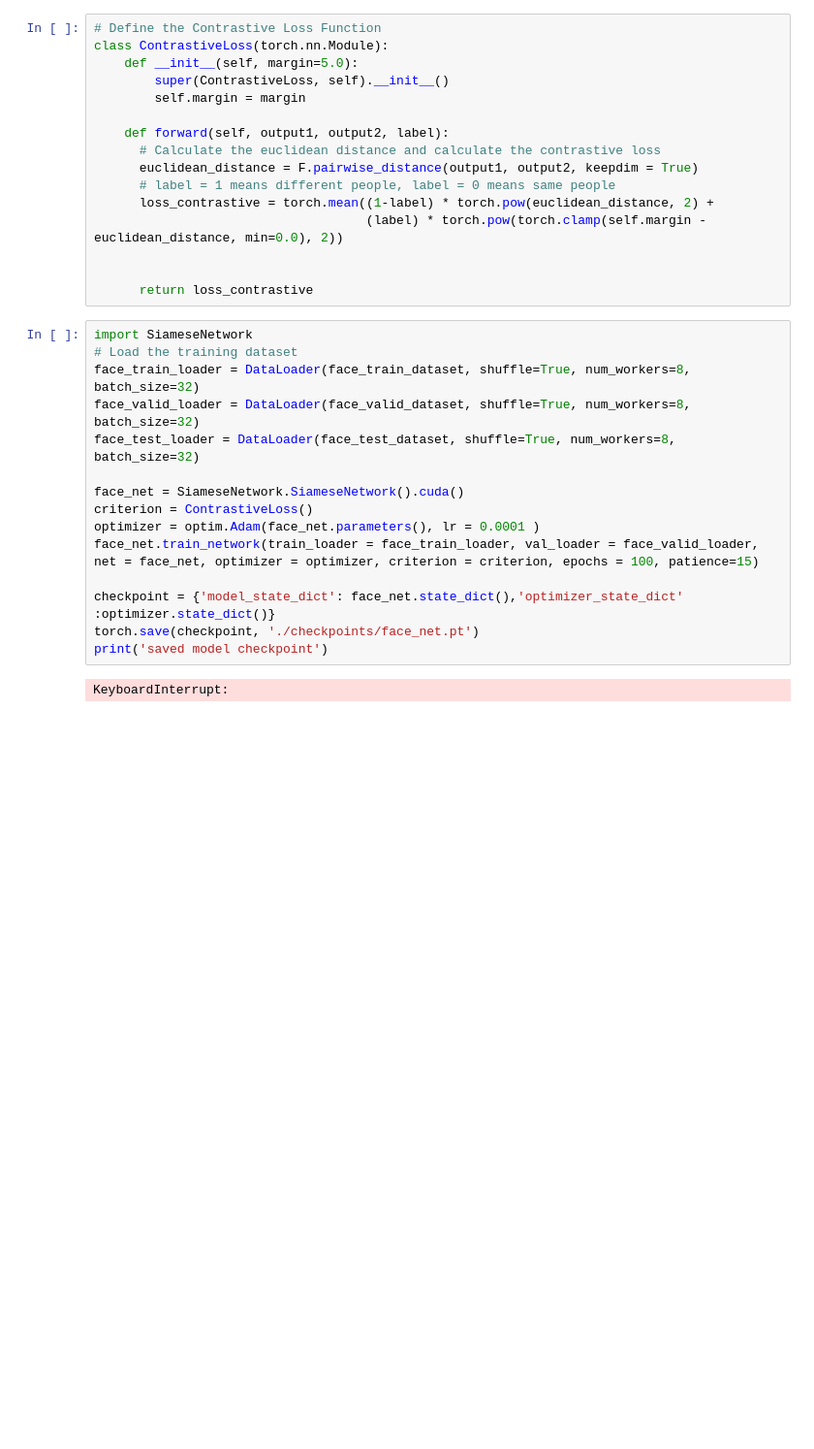
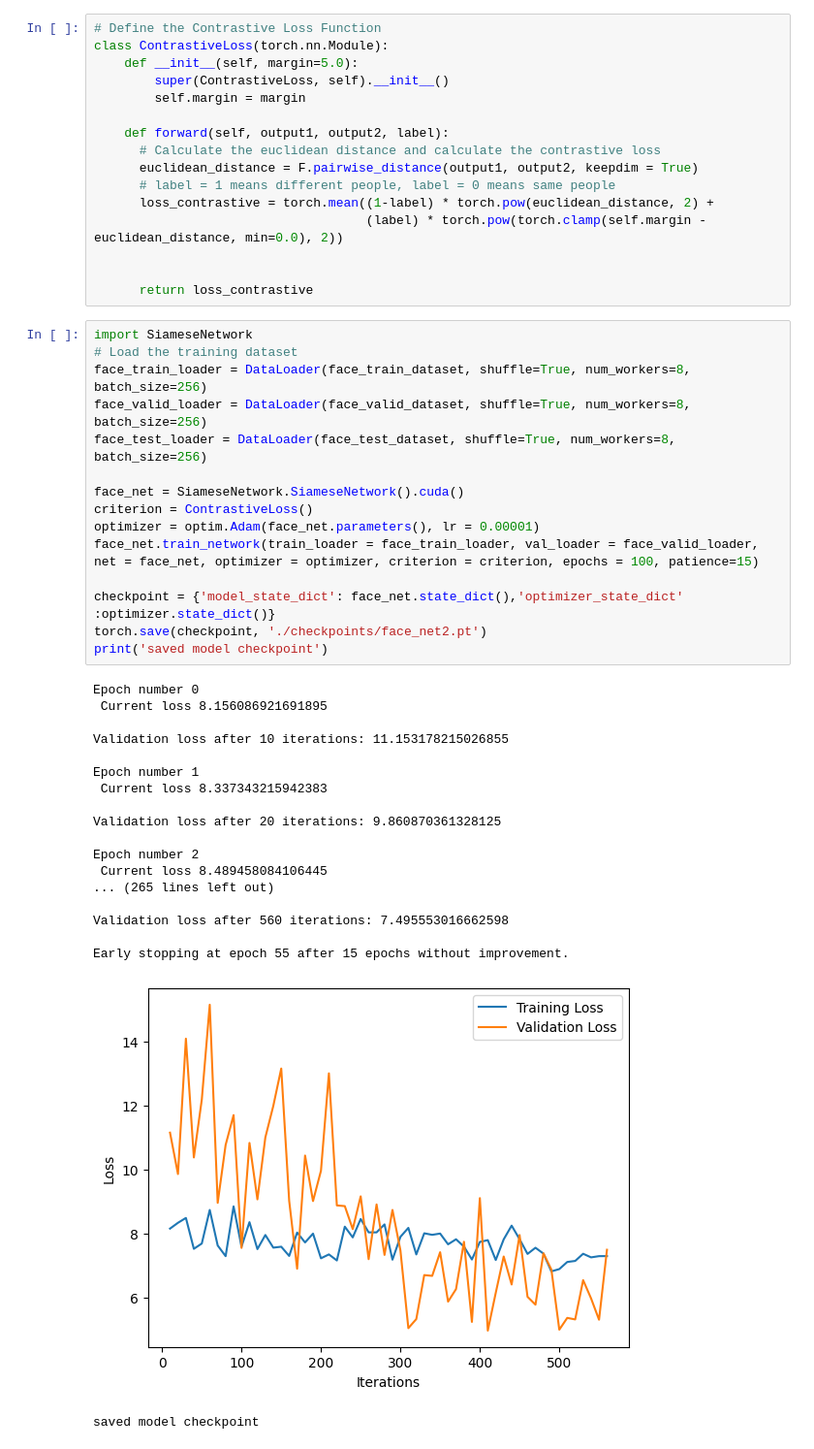
Before and after one commit to Schmiddi3110/DeepVisionProject, a Jupyter notebook: DeepVisionProject.ipynb, the cells around one changed output. Shown at 97% size. Drawn from its saved outputs; the diff is of its cells as text; blank space fills up the shorter version.

```diff
--- a/DeepVisionProject.ipynb
+++ b/DeepVisionProject.ipynb
@@ -285,18 +302,36 @@ class ContrastiveLoss(torch.nn.Module):
 # %%
 import SiameseNetwork
 # Load the training dataset
-face_train_loader = DataLoader(face_train_dataset, shuffle=True, num_workers=8, batch_size=32)
-face_valid_loader = DataLoader(face_valid_dataset, shuffle=True, num_workers=8, batch_size=32)
-face_test_loader = DataLoader(face_test_dataset, shuffle=True, num_workers=8, batch_size=32)
+face_train_loader = DataLoader(face_train_dataset, shuffle=True, num_workers=8, batch_size=256)
+face_valid_loader = DataLoader(face_valid_dataset, shuffle=True, num_workers=8, batch_size=256)
+face_test_loader = DataLoader(face_test_dataset, shuffle=True, num_workers=8, batch_size=256)
 
 face_net = SiameseNetwork.SiameseNetwork().cuda()
 criterion = ContrastiveLoss()
-optimizer = optim.Adam(face_net.parameters(), lr = 0.0001 )
+optimizer = optim.Adam(face_net.parameters(), lr = 0.00001)
 face_net.train_network(train_loader = face_train_loader, val_loader = face_valid_loader, net = face_net, optimizer = optimizer, criterion = criterion, epochs = 100, patience=15)
 
 checkpoint = {'model_state_dict': face_net.state_dict(),'optimizer_state_dict' :optimizer.state_dict()}
-torch.save(checkpoint, './checkpoints/face_net.pt')
+torch.save(checkpoint, './checkpoints/face_net2.pt')
 print('saved model checkpoint')
 # %% [output]
-KeyboardInterrupt:
+Epoch number 0
+ Current loss 8.156086921691895
+
+Validation loss after 10 iterations: 11.153178215026855
+
+Epoch number 1
+ Current loss 8.337343215942383
+
+Validation loss after 20 iterations: 9.860870361328125
+
+Epoch number 2
+ Current loss 8.489458084106445
+... (265 lines left out)
+
+Validation loss after 560 iterations: 7.495553016662598
+
+Early stopping at epoch 55 after 15 epochs without improvement.
+[figure, added]
+saved model checkpoint
 # %%
```
Also changed, not shown: parts of 10 cells of this notebook, 1 other file.
